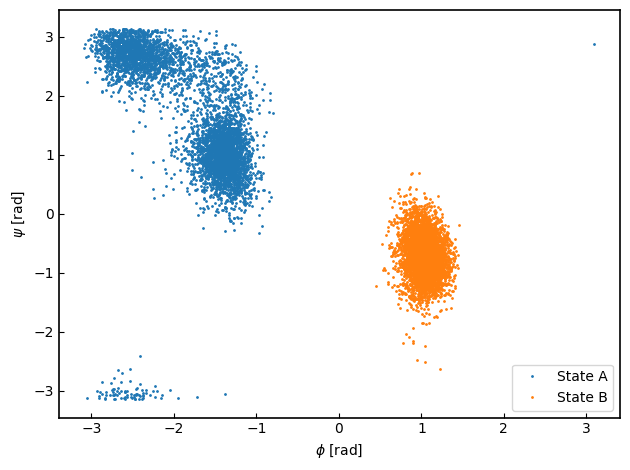
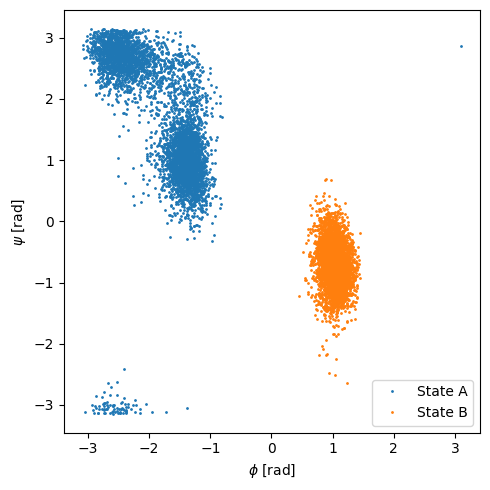
The notebook cell's code change between the first figure and the second:
--- before
+++ after
@@ -3,5 +3,5 @@
 dataB = plumed.read_as_pandas(str(folderB / "COLVAR"))
 # plot phi vs psi
-fig, ax = plt.subplots()
+fig, ax = plt.subplots(figsize=(5,5))
 ax.plot(dataA["phi"], dataA["psi"], 'o', ms=1, label="State A")
 ax.plot(dataB["phi"], dataB["psi"], 'o', ms=1, label="State B")

Commit: feat: other test deeplda vs phi